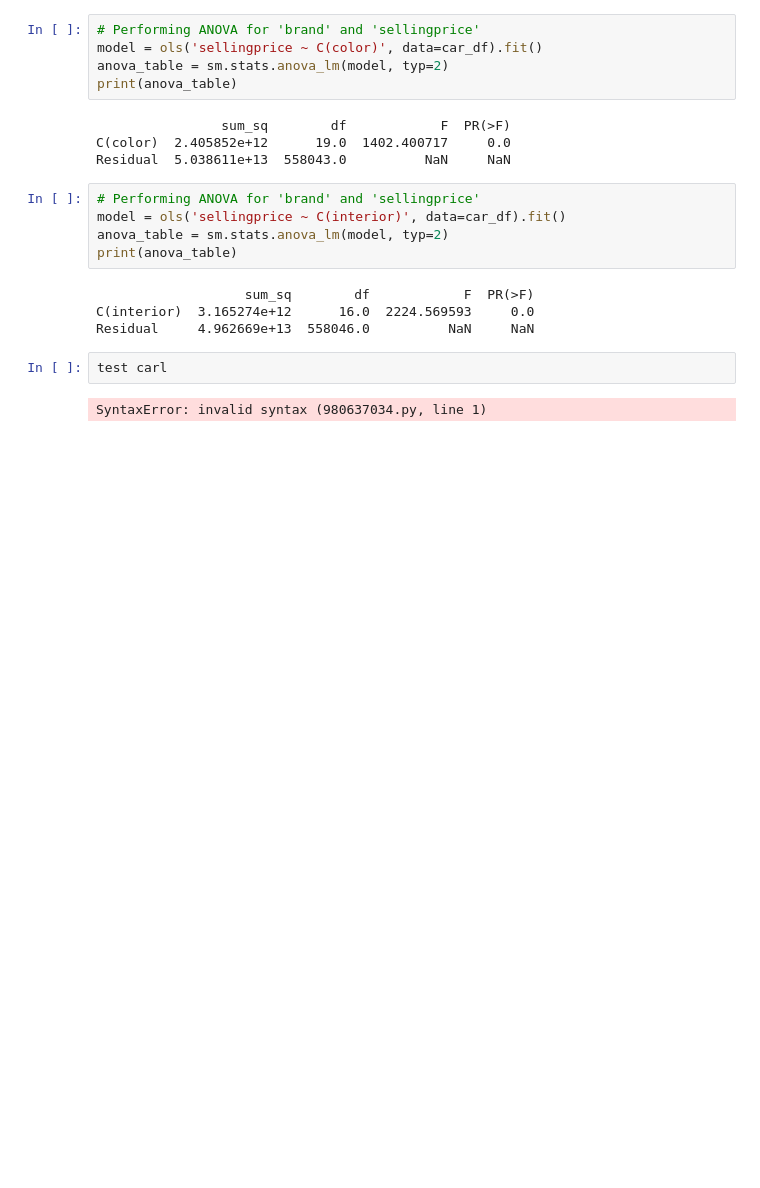
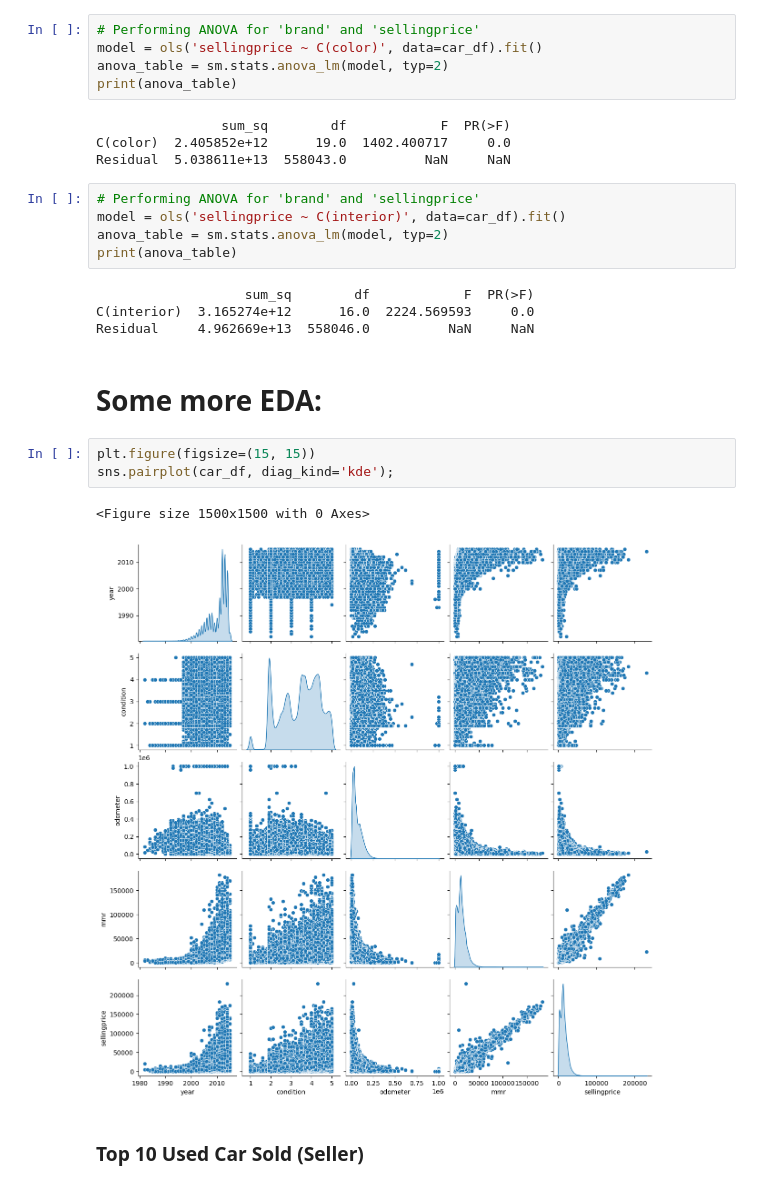
Before and after one commit to maxheijmans/AIM4B_Group1, a Jupyter notebook: UsedCarAuctionPrices/EDA_UsedCarAuctionPrices.ipynb, the cells around one changed output. Saved outputs shown, nothing was run; the diff lists cells and outputs as text; blank space fills up the shorter version.

```diff
--- a/UsedCarAuctionPrices/EDA_UsedCarAuctionPrices.ipynb
+++ b/UsedCarAuctionPrices/EDA_UsedCarAuctionPrices.ipynb
@@ -626,7 +626,13 @@ print(anova_table)
                    sum_sq        df            F  PR(>F)
 C(interior)  3.165274e+12      16.0  2224.569593     0.0
 Residual     4.962669e+13  558046.0          NaN     NaN
-# %%
-test carl
-# %% [output]
-SyntaxError: invalid syntax (980637034.py, line 1)
+# %% [markdown]
+# **Some more EDA:**
+# %%
+plt.figure(figsize=(15, 15))
+sns.pairplot(car_df, diag_kind='kde');
+# %% [output]
+<Figure size 1500x1500 with 0 Axes>
+[figure, added]
+# %% [markdown]
+### Top 10 Used Car Sold (Seller)
```
Also changed, not shown: parts of 10 cells of this notebook.
